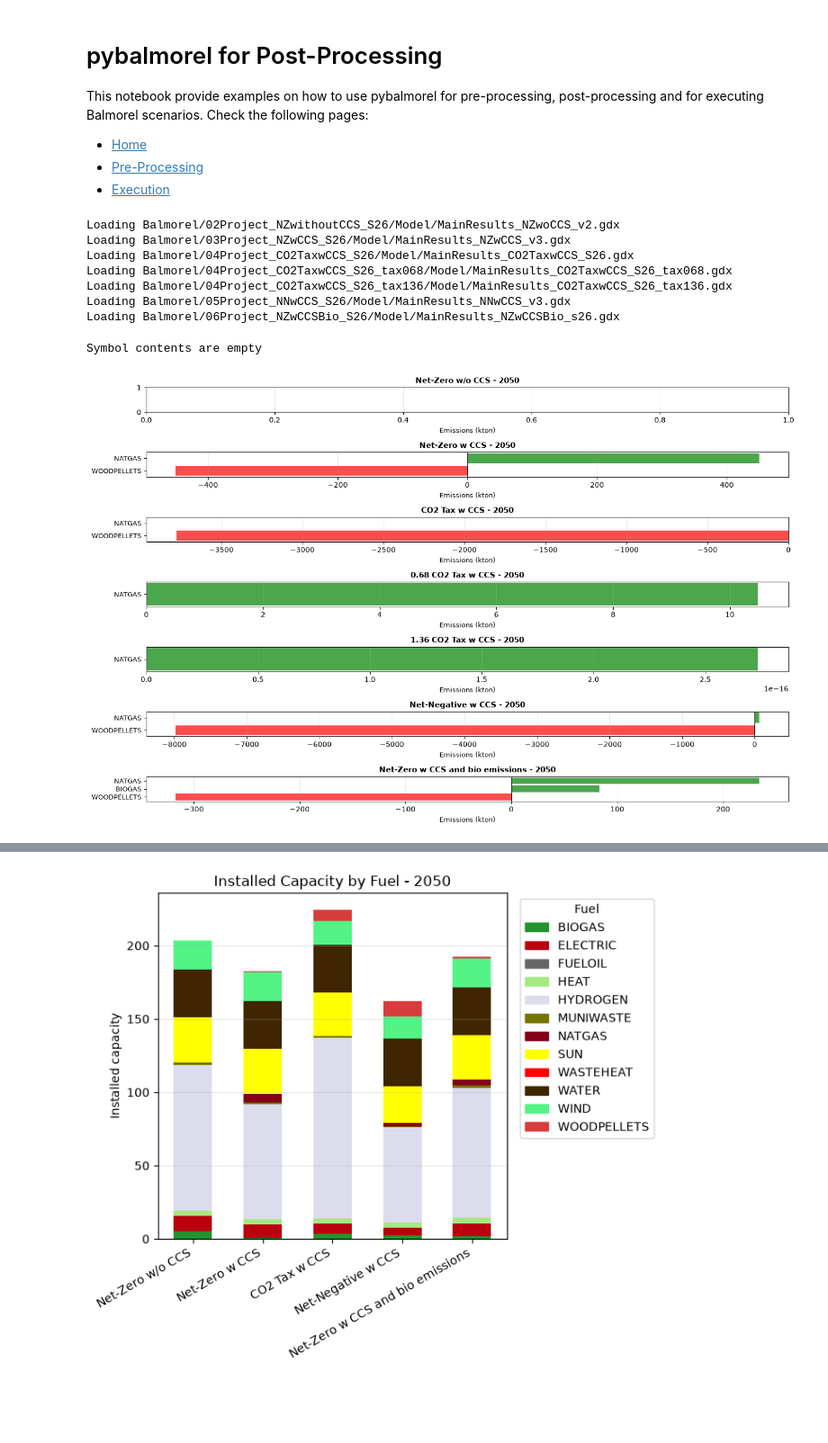
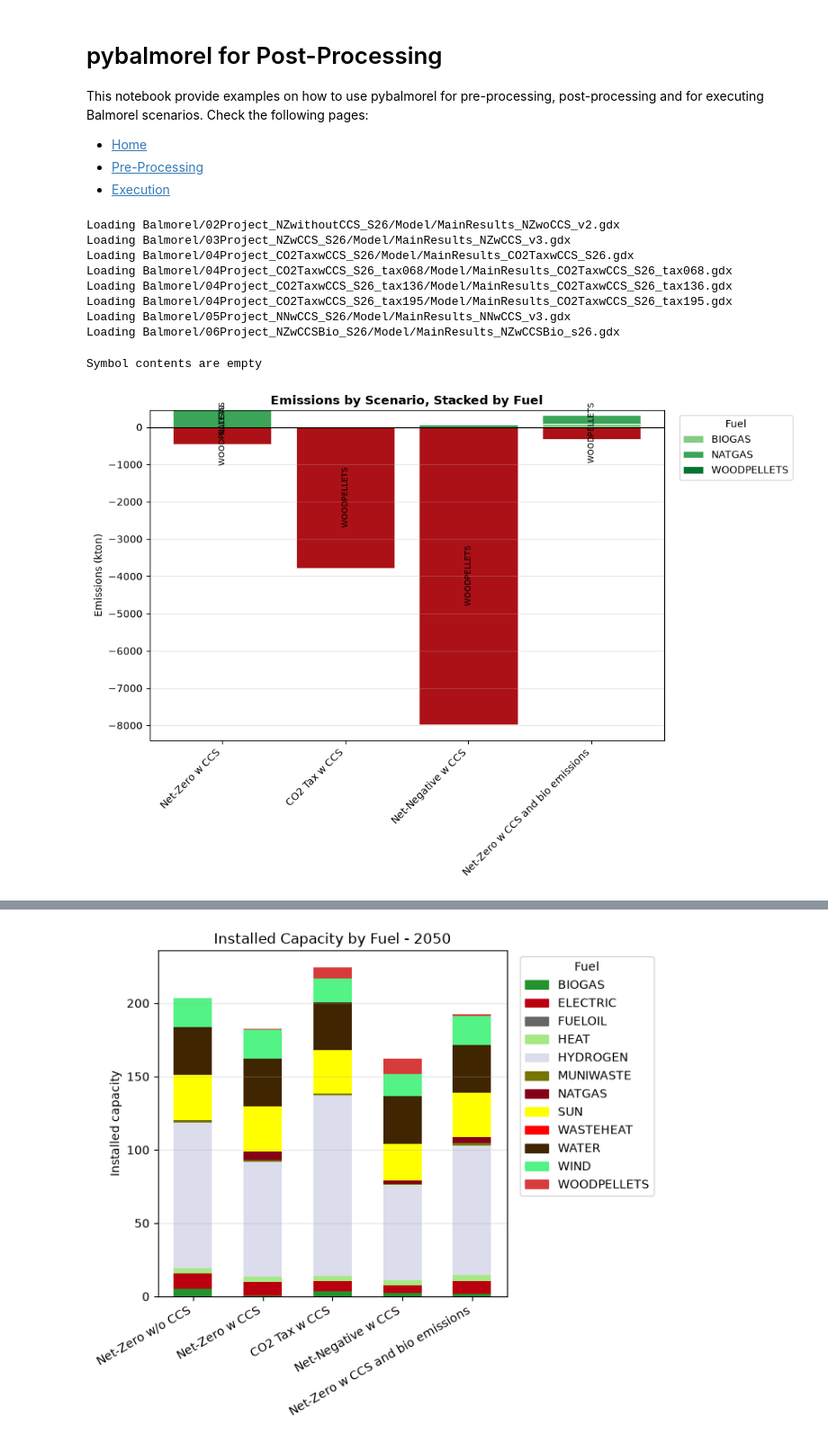
Before and after one commit to mariajosseu/ccs_balmorel_project, a Jupyter notebook: examples/PostProcessing.ipynb, the cells around one changed output, grey strips where cells are left out. Shown at 90% size. Cells and saved outputs as stored; diff of their text form; code cells hidden in the pictures; blank space fills up the shorter version.

Commit message:
added Bio emission scenarios for CO2 tax price

```diff
--- a/examples/PostProcessing.ipynb
+++ b/examples/PostProcessing.ipynb
@@ -55,6 +55,7 @@ res = MainResults(files=['MainResults_NZwoCCS_v2.gdx',
                         'MainResults_CO2TaxwCCS_S26.gdx',
                         'MainResults_CO2TaxwCCS_S26_tax068.gdx',
                         'MainResults_CO2TaxwCCS_S26_tax136.gdx',
+                        'MainResults_CO2TaxwCCS_S26_tax195.gdx',
                         'MainResults_NNwCCS_v3.gdx',
                         'MainResults_NZwCCSBio_s26.gdx'],
                     paths=['Balmorel/02Project_NZwithoutCCS_S26/Model',
@@ -62,6 +63,7 @@ res = MainResults(files=['MainResults_NZwoCCS_v2.gdx',
                             'Balmorel/04Project_CO2TaxwCCS_S26/Model',
                             'Balmorel/04Project_CO2TaxwCCS_S26_tax068/Model',
                             'Balmorel/04Project_CO2TaxwCCS_S26_tax136/Model',
+                            'Balmorel/04Project_CO2TaxwCCS_S26_tax195/Model',
                             'Balmorel/05Project_NNwCCS_S26/Model',
                             'Balmorel/06Project_NZwCCSBio_S26/Model'],
                     scenario_names=['Net-Zero w/o CCS',
@@ -69,6 +71,7 @@ res = MainResults(files=['MainResults_NZwoCCS_v2.gdx',
                                     'CO2 Tax w CCS',
                                     '0.68 CO2 Tax w CCS',
                                     '1.36 CO2 Tax w CCS',
+                                    '1.95 CO2 Tax w CCS',
                                     'Net-Negative w CCS',
                                     'Net-Zero w CCS and bio emissions'],
                     system_directory=gams_system_directory)
@@ -78,6 +81,7 @@ Loading Balmorel/03Project_NZwCCS_S26/Model/MainResults_NZwCCS_v3.gdx
 Loading Balmorel/04Project_CO2TaxwCCS_S26/Model/MainResults_CO2TaxwCCS_S26.gdx
 Loading Balmorel/04Project_CO2TaxwCCS_S26_tax068/Model/MainResults_CO2TaxwCCS_S26_tax068.gdx
 Loading Balmorel/04Project_CO2TaxwCCS_S26_tax136/Model/MainResults_CO2TaxwCCS_S26_tax136.gdx
+Loading Balmorel/04Project_CO2TaxwCCS_S26_tax195/Model/MainResults_CO2TaxwCCS_S26_tax195.gdx
 Loading Balmorel/05Project_NNwCCS_S26/Model/MainResults_NNwCCS_v3.gdx
 Loading Balmorel/06Project_NZwCCSBio_S26/Model/MainResults_NZwCCSBio_s26.gdx
 # %%
@@ -94,16 +98,14 @@ Symbol contents are empty
 # %%
 scenarios = [
     "Net-Zero w/o CCS",
     "Net-Zero w CCS",
     "CO2 Tax w CCS",
-    "0.68 CO2 Tax w CCS",
-    "1.36 CO2 Tax w CCS",
     "Net-Negative w CCS",
     "Net-Zero w CCS and bio emissions",
 ]
 years = [2050]
-fig, axes = pf.plot_emissions_grid_by_year_and_scenario(
+fig, axes = pf.plot_emissions_stacked_by_scenario(
     EMI_YCRAG, years=years, scenarios=scenarios
 )
 # %% [output]
-[figure, old version]
+[figure, new version]
```
Also changed, not shown: parts of 11 cells of this notebook, 55 other files.
